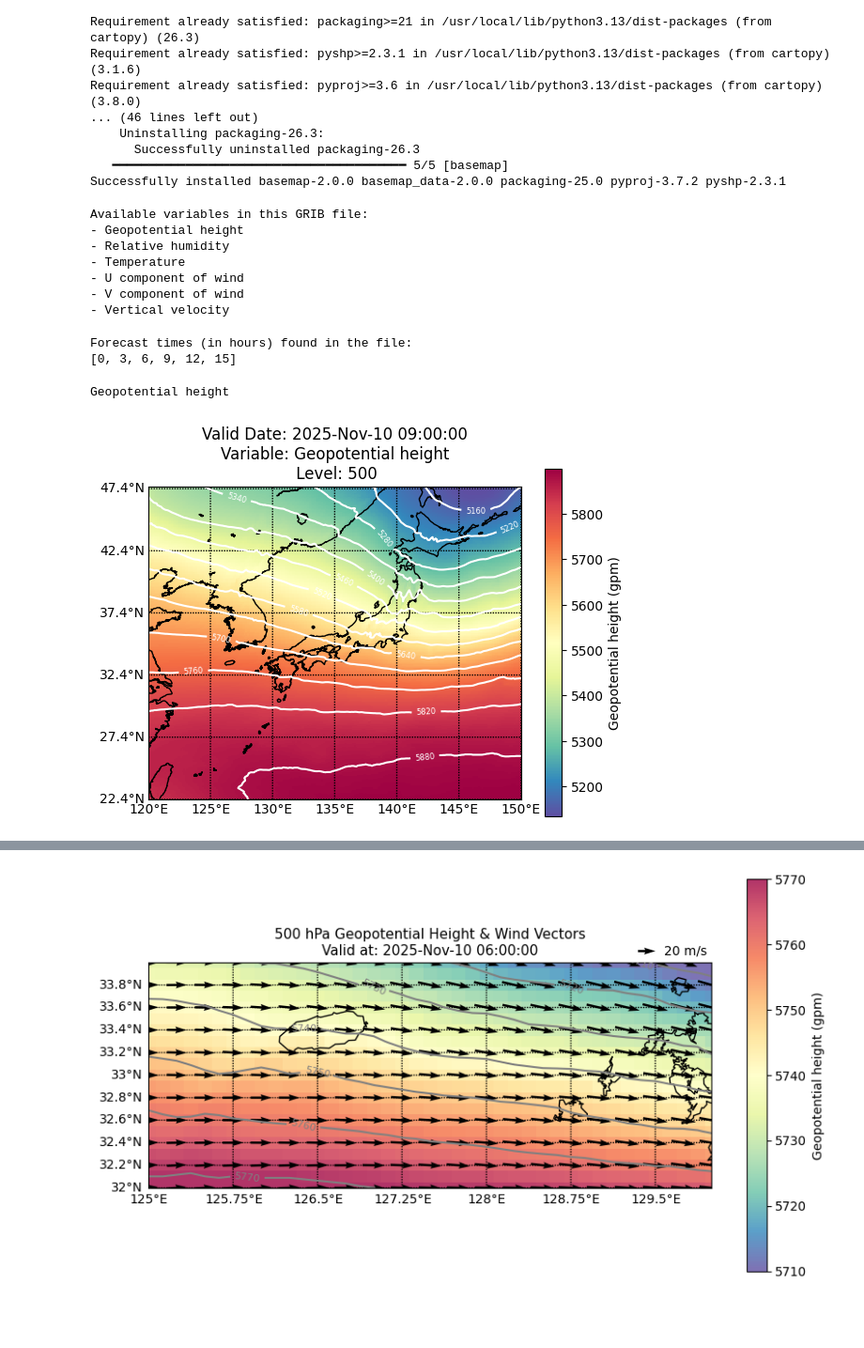
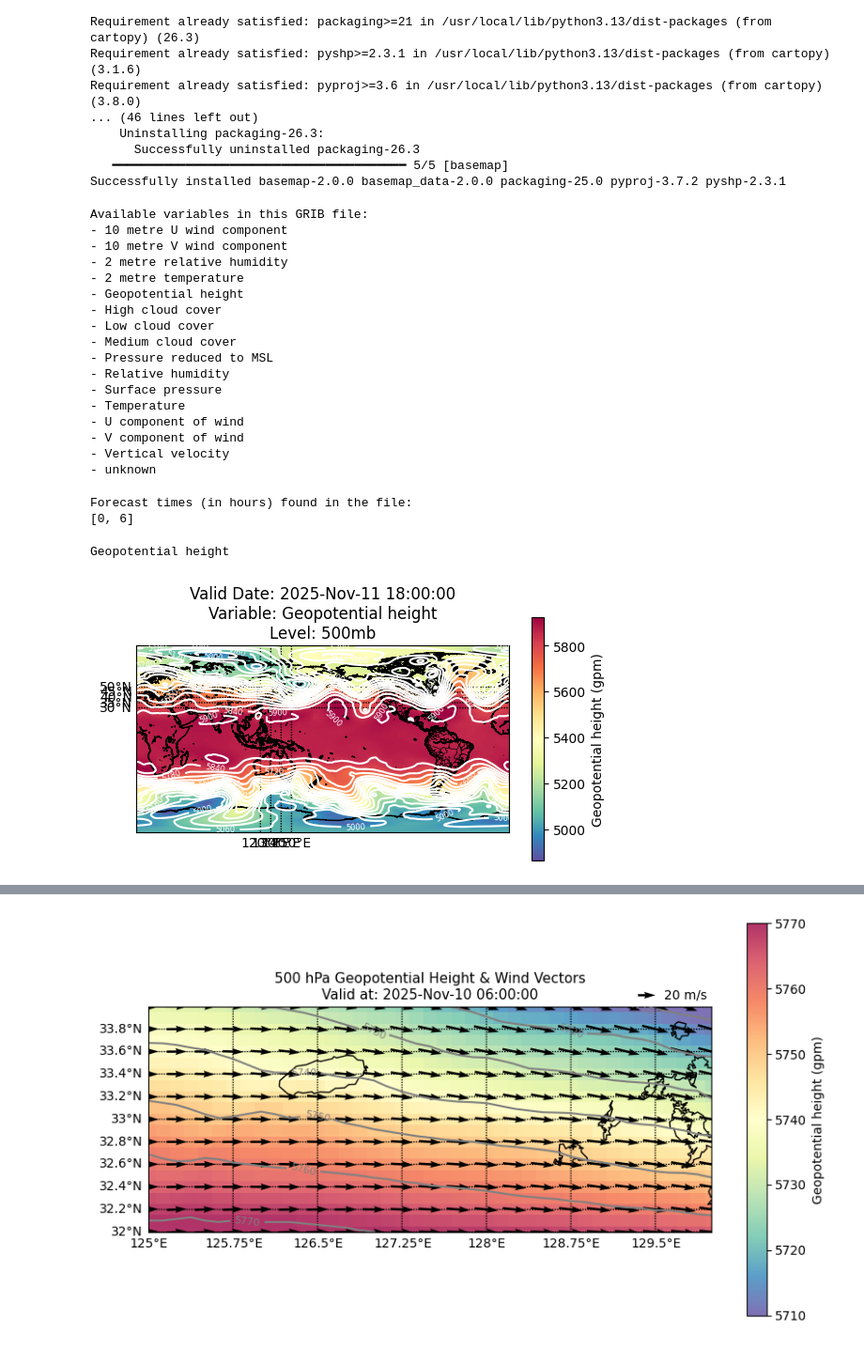
Before and after one commit to senchiao/HRRR_plots, a Jupyter notebook: JMA_MSM_model.ipynb, the cells around one changed output, grey strips where cells are left out. Shown at 94% size. Saved outputs shown, nothing was run; the diff lists cells and outputs as text; code cells hidden in the pictures; blank space fills up the shorter version.

```diff
--- a/JMA_MSM_model.ipynb
+++ b/JMA_MSM_model.ipynb
@@ -30,7 +30,9 @@ Requirement already satisfied: pyproj>=3.6 in /usr/local/lib/python3.13/dist-pac
    ━━━━━━━━━━━━━━━━━━━━━━━━━━━━━━━━━━━━━━━━ 5/5 [basemap]
 Successfully installed basemap-2.0.0 basemap_data-2.0.0 packaging-25.0 pyproj-3.7.2 pyshp-2.3.1
 # %%
-filename = '/content/Z__C_RJTD_20251110000000_MSM_GPV_Rjp_L-pall_FH00-15_grib2.bin'
+#filename = '/content/Z__C_RJTD_20251110000000_MSM_GPV_Rjp_L-pall_FH00-15_grib2.bin'
+filename = '/content/Z__C_RJTD_20251111120000_GSM_GPV_Rgl_FD0006_grib2.bin'
+#filename = '/content/Z__C_RJTD_20251111120000_GSM_GPV_Rjp_Gll0p1deg_L-pall_FD0103-0200_grib2.bin'
 grbs = pygrib.open(filename)
 # %%
 grbs.seek(0)
@@ -43,12 +45,22 @@ for var in sorted(list(unique_variables)):
     print(f"- {var}")
 # %% [output]
 Available variables in this GRIB file:
+- 10 metre U wind component
+- 10 metre V wind component
+- 2 metre relative humidity
+- 2 metre temperature
 - Geopotential height
+- High cloud cover
+- Low cloud cover
+- Medium cloud cover
+- Pressure reduced to MSL
 - Relative humidity
+- Surface pressure
 - Temperature
 - U component of wind
 - V component of wind
 - Vertical velocity
+- unknown
 # %%
 grbs.seek(0)
 fcst_times = set()
@@ -64,45 +76,48 @@ print("Forecast times (in hours) found in the file:")
 print(sorted(list(fcst_times)))
 # %% [output]
 Forecast times (in hours) found in the file:
-[0, 3, 6, 9, 12, 15]
+[0, 6]
 # %%
-z500_msg = grbs.select(name='Geopotential height', level=500, forecastTime=9)[0]
+z500_msg = grbs.select(name='Geopotential height', level=500, forecastTime=6)[0]
 z500 = z500_msg.values
 print(z500_msg.name)
 #print(z500)
 # %% [output]
 Geopotential height
 # %%
+# Extract the updated latitudes and longitudes matching the new GSM GRIB2 dataset
+z500, lats, lons = z500_msg.data()
 
-bot_left_lat=lats.min()
-bot_left_lon=lons.min()
-top_right_lat=lats.max()
-top_right_lon=lons.max()
-m = Basemap(resolution='i',projection='cyl',\
-                llcrnrlon=bot_left_lon,llcrnrlat=bot_left_lat,\
-                urcrnrlon=top_right_lon,urcrnrlat=top_right_lat,)
+bot_left_lat = lats.min()
+bot_left_lon = lons.min()
+top_right_lat = lats.max()
+top_right_lon = lons.max()
+
+m = Basemap(resolution='i', projection='cyl',\
+            llcrnrlon=bot_left_lon, llcrnrlat=bot_left_lat,\
+            urcrnrlon=top_right_lon, urcrnrlat=top_right_lat)
 
 m.drawstates()
 m.drawcoastlines()
 m.pcolormesh(lons, lats, z500, cmap='Spectral_r')
 
 # Draw latitude lines (parallels) and longitude lines (meridians) with labels
-m.drawparallels(np.arange(bot_left_lat, top_right_lat+1, 5), labels=[1,0,0,0], fontsize=10)
-m.drawmeridians(np.arange(bot_left_lon, top_right_lon+1, 5), labels=[0,0,0,1], fontsize=10)
+m.drawparallels(np.arange(30, 51, 5), labels=[1,0,0,0], fontsize=10)
+m.drawmeridians(np.arange(120, 151, 10), labels=[0,0,0,1], fontsize=10)
 
-cb = plt.colorbar()
+cb = plt.colorbar(shrink=0.7, aspect=20)
 cb.set_label(z500_msg.name + " (" + z500_msg.units + ")")
 
 # Add 500 mb Geopotential Height Contours on top
-CS = m.contour(lons,lats,z500,colors='white',levels=np.arange(0,6000,60))
-plt.clabel(CS, inline=1, fontsize=6,fmt='%1.0f')
+CS = m.contour(lons, lats, z500, colors='white', levels=np.arange(5000, 6000, 60))
+plt.clabel(CS, inline=1, fontsize=6, fmt='%1.0f')
 
 validDate = z500_msg.validDate
-plt.title('Valid Date: '+validDate.strftime('%Y-%b-%d %H:%M:%S')+'\n'+
-              'Variable: '+z500_msg.name+"\n Level: "+str(z500_msg.level))
-figure_num += 1
+plt.title('Valid Date: ' + validDate.strftime('%Y-%b-%d %H:%M:%S') + '\n' +
+          'Variable: ' + z500_msg.name + '\nLevel: ' + str(z500_msg.level) + 'mb')
+plt.show()
 # %% [output]
-[figure, old version]
+[figure, new version]
 # %%
 zoom_bot_left_lon  = 125.
 zoom_bot_left_lat  = 32.
```
Also changed, not shown: parts of 1 cell of this notebook.
